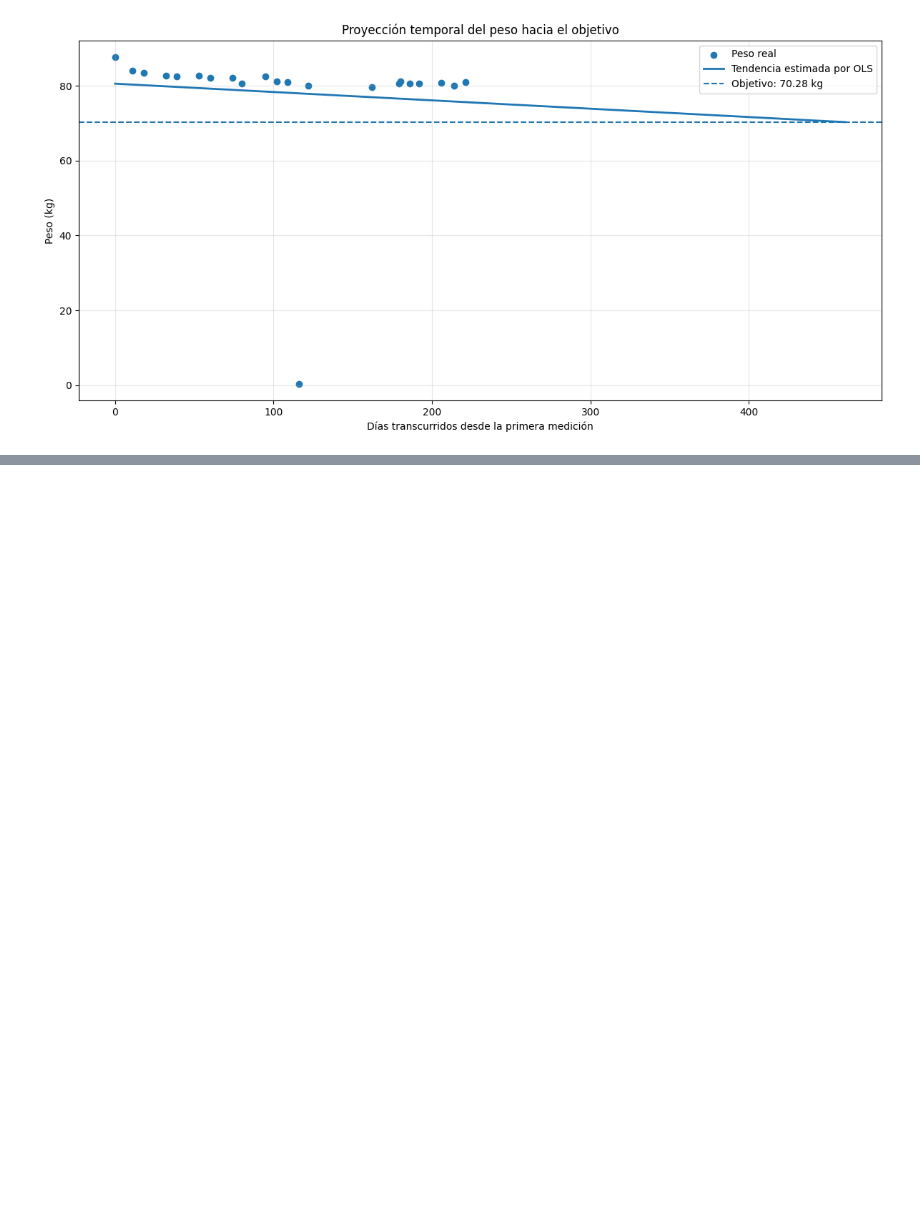
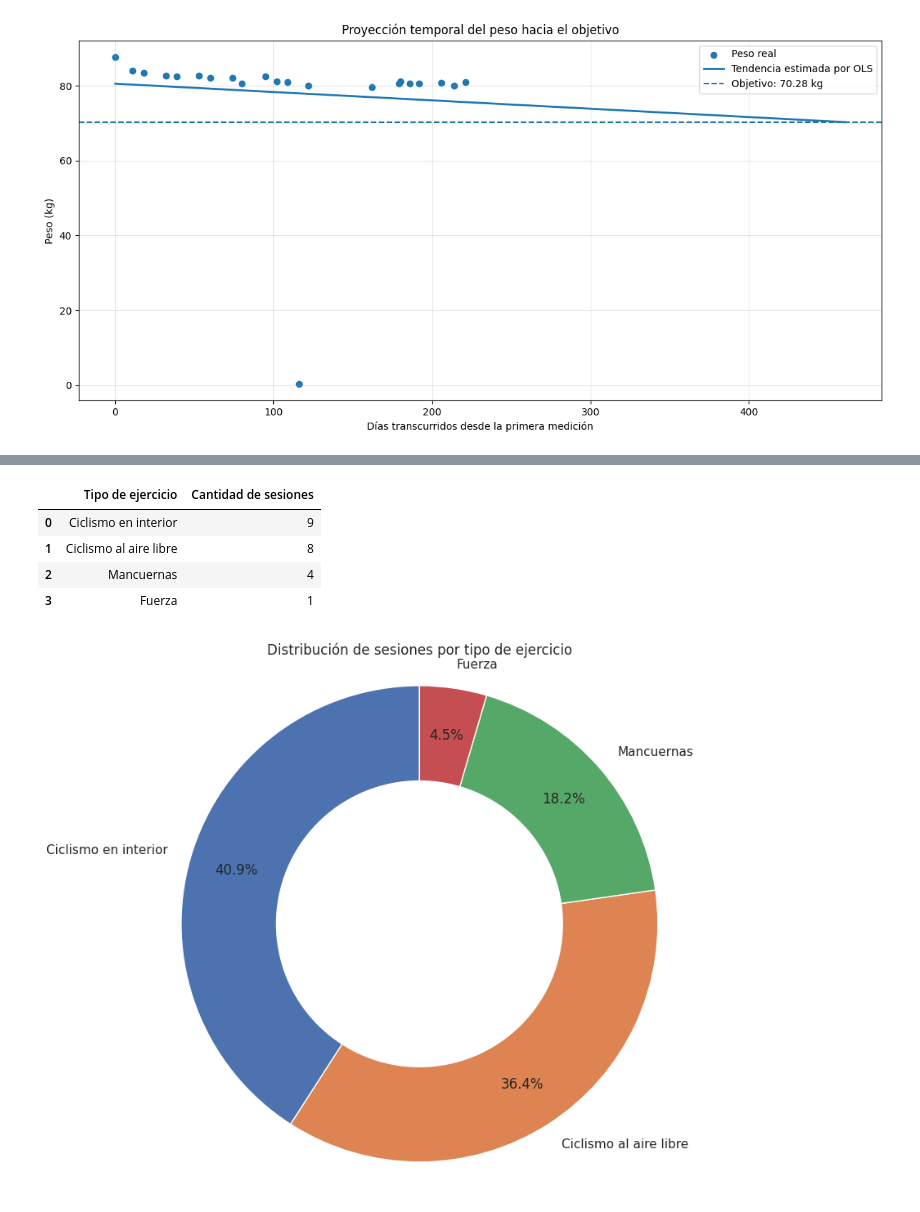
Before and after one commit to GabyPaolaING/Machine-Learning, a Jupyter notebook: P2P1.- INTEGRACIÓN MULTIFUENTE DE DATOS .ipynb, the cells around one changed output, grey strips where cells are left out. Drawn from its saved outputs; the diff is of its cells as text; code cells hidden in the pictures; blank space fills up the shorter version.

```diff
--- a/P2P1.- INTEGRACIÓN MULTIFUENTE DE DATOS .ipynb
+++ b/P2P1.- INTEGRACIÓN MULTIFUENTE DE DATOS .ipynb
@@ -2599,0 +2883,49 @@ plt.show()
+# %%
+
+# CELDA 8: Distribución de entrenamientos por tipo de ejercicio
+
+# Contar las sesiones de cada tipo de ejercicio
+sesiones_por_deporte = (
+    df_sesiones_sql["tipo_ejercicio"]
+    .value_counts()
+)
+
+# Mostrar la tabla de resultados
+df_distribucion = sesiones_por_deporte.reset_index()
+df_distribucion.columns = [
+    "Tipo de ejercicio",
+    "Cantidad de sesiones"
+]
+
+display(df_distribucion)
+
+# Crear el gráfico de dona
+plt.figure(figsize=(9, 7))
+
+plt.pie(
+    sesiones_por_deporte.values,
+    labels=sesiones_por_deporte.index,
+    autopct="%1.1f%%",
+    startangle=90,
+    pctdistance=0.80
+)
+
+# Círculo blanco para convertirlo en dona
+circulo = plt.Circle(
+    (0, 0),
+    0.60,
+    color="white"
+)
+plt.gca().add_artist(circulo)
+
+plt.title("Distribución de sesiones por tipo de ejercicio")
+plt.axis("equal")
+plt.tight_layout()
+plt.show()
+# %% [output]
+|  | Tipo de ejercicio | Cantidad de sesiones |
+| 0 | Ciclismo en interior | 9 |
+| 1 | Ciclismo al aire libre | 8 |
+| 2 | Mancuernas | 4 |
+| 3 | Fuerza | 1 |
+[figure, added]
```
Also changed, not shown: parts of 15 cells of this notebook.
